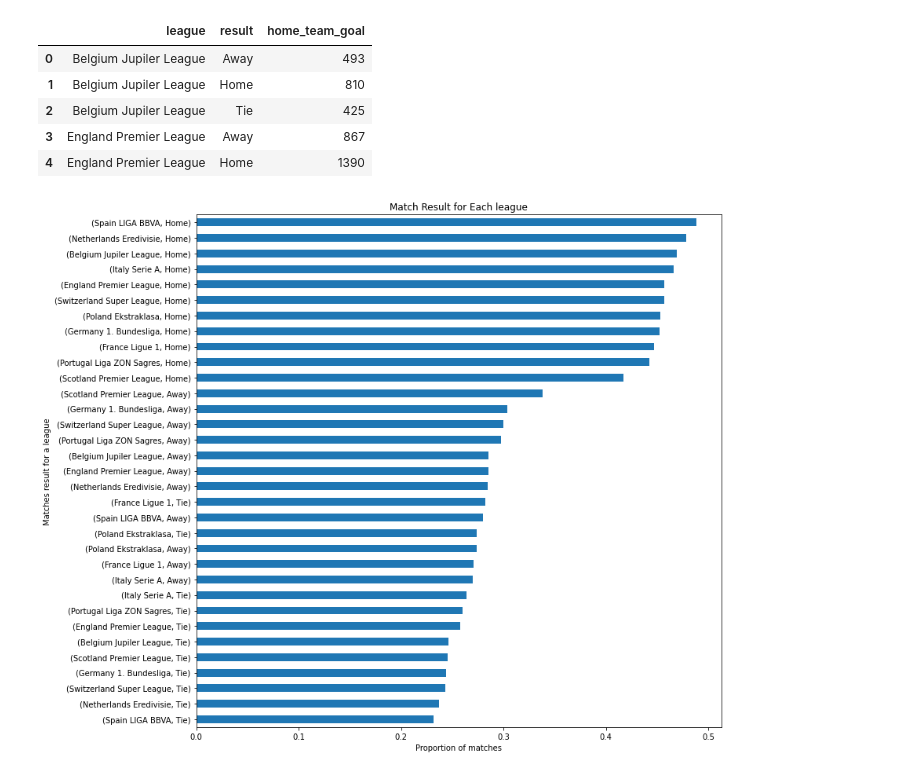
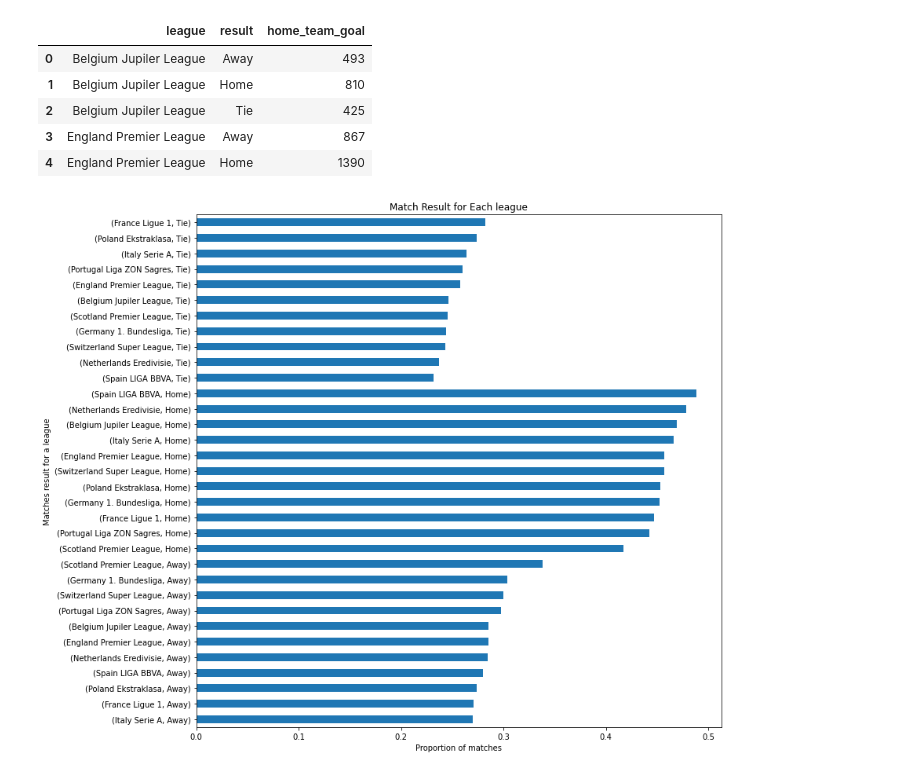
Before and after one commit to tunji-dev/Udacity_Data_Analyst_Nanodegree, a Jupyter notebook: project_2_investigate_soccer_dataset/soccer_dataset.ipynb, the cells around one changed output. Saved outputs shown, nothing was run; the diff lists cells and outputs as text; code cells hidden in the pictures.

Commit message:
changes result visualization order

```diff
--- a/project_2_investigate_soccer_dataset/soccer_dataset.ipynb
+++ b/project_2_investigate_soccer_dataset/soccer_dataset.ipynb
@@ -336,11 +348,11 @@ b.head()
 # %%
 prop = a.merge(b, on='league')
 prop['proportion'] = prop['home_team_goal_y']/prop['home_team_goal_x']
-prop_indexed = prop.set_index(['league','result'])
+prop_indexed = prop.sort_values(by=['result','proportion'],ascending=[True,True]).set_index(['league','result'])
 # %%
-prop_indexed['proportion'].sort_values().plot(kind='barh', figsize=(12,12));
+prop_indexed['proportion'].plot(kind='barh', figsize=(12,12));
 plt.xlabel('Proportion of matches')
 plt.ylabel('Matches result for a league')
 plt.title('Match Result for Each league');
 # %% [output]
-[figure, old version]
+[figure, new version]
```
Also changed, not shown: parts of 4 cells of this notebook.
